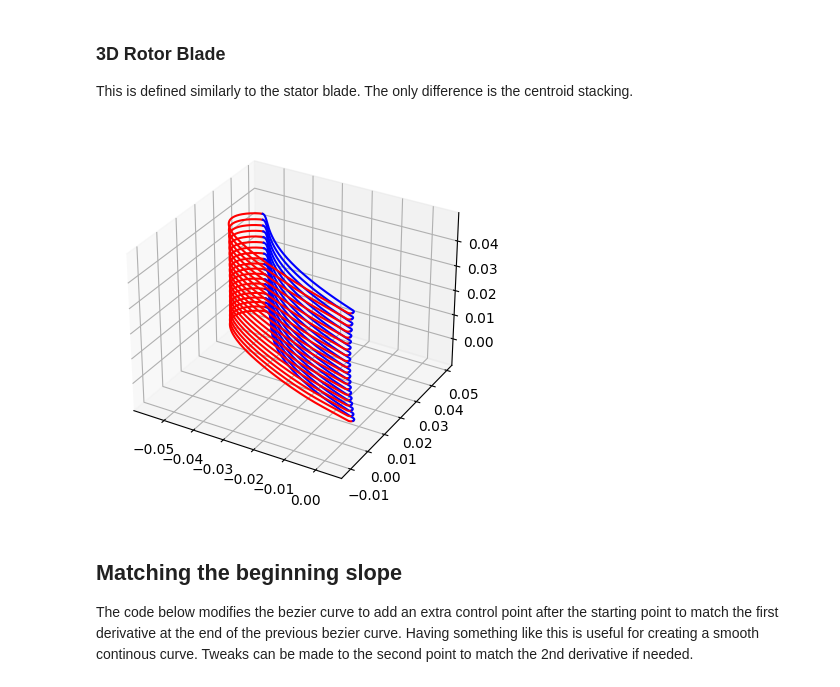
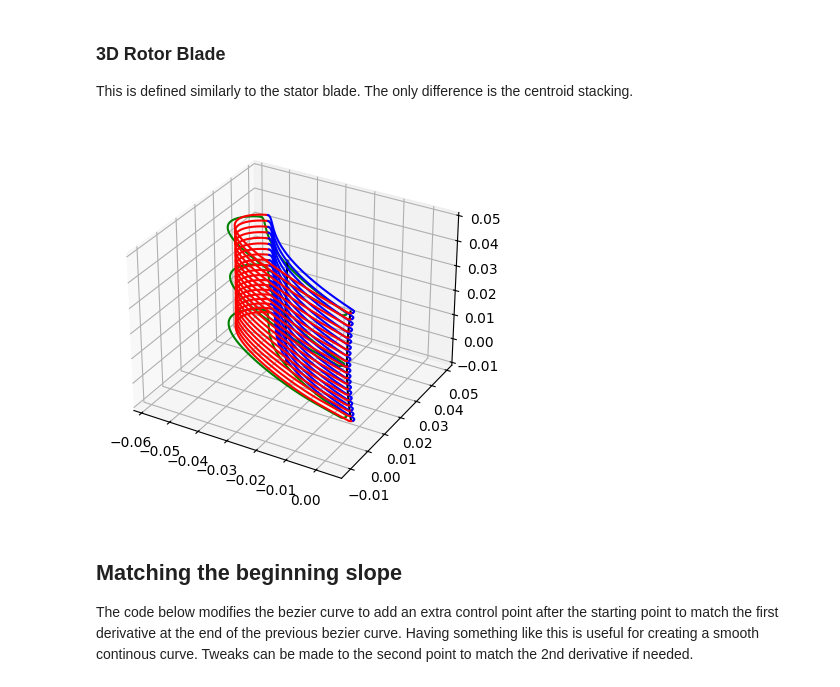
Before and after one commit to nasa/pyturbo-aero, a Jupyter notebook: tutorials/3D_StageTutorial.ipynb, the cells around one changed output. Saved outputs shown, nothing was run; the diff lists cells and outputs as text; code cells hidden in the pictures.

```diff
--- a/tutorials/3D_StageTutorial.ipynb
+++ b/tutorials/3D_StageTutorial.ipynb
@@ -182,13 +162,13 @@ This is defined similarly to the stator blade. The only difference is the centro
 # %%
 #%% Rotor 3D
 rotor3D = Airfoil3D(profileArray=[stator_hub,stator_mid,stator_tip],profile_loc=[0.0,0.5,1.0], height = 0.04)
 rotor3D.stack(stack_type.centroid) # stators are typically stacked with leading edge; stators with centroid or trailing edge
 rotor3D.sweep(sweep_y=[0,-0.05,0.05], sweep_z=[0.0, 0.5, 1]) # Z =1 is blade tip, Z = 0 is blade hub. The units are in percentage
 rotor3D.lean(leanX=[0,0.01,-0.02],leanZ=[0,0.5,1])
 rotor3D.create_blade(nProfiles=20,num_points=160,trailing_edge_points=20)
-rotor3D.plot()
+rotor3D.plot3D()
 # %% [output]
-[figure, old version]
+[figure, new version]
 # %% [markdown]
 ## Matching the beginning slope
 The code below modifies the bezier curve to add an extra control point after the starting point to match the first derivative at the end of the previous bezier curve. Having something like this is useful for creating a smooth continous curve. Tweaks can be made to the second point to match the 2nd derivative if needed.
```
Also changed, not shown: parts of 13 cells of this notebook, 6 other files.
